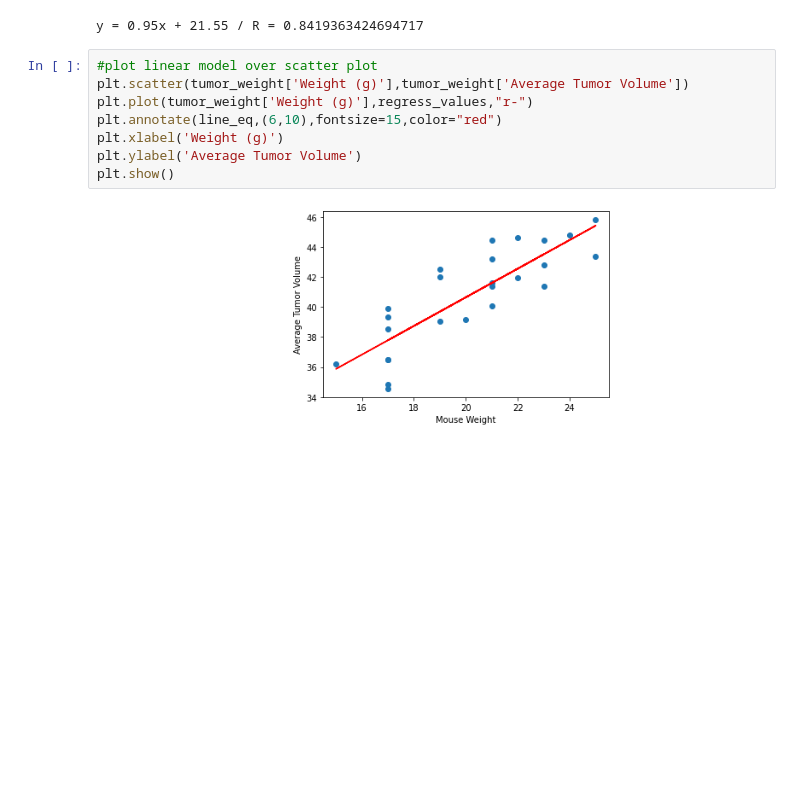
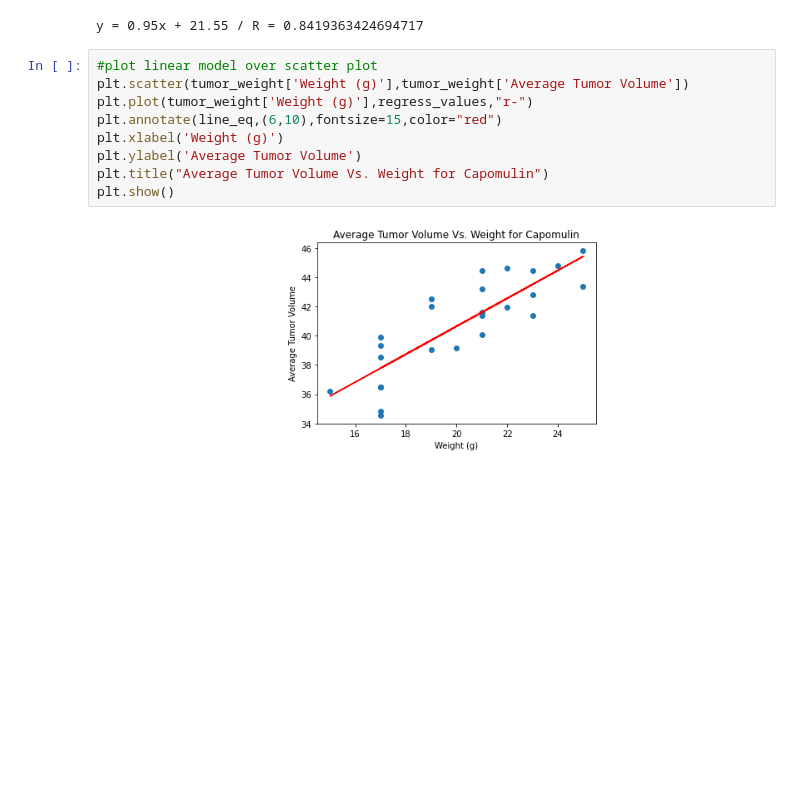
Before and after one commit to chris-inalsingh/Matplotlib-challenge, a Jupyter notebook: Pymaceuticals/pymaceuticals.ipynb, the cells around one changed output. Drawn from its saved outputs; the diff is of its cells as text.

```diff
--- a/Pymaceuticals/pymaceuticals.ipynb
+++ b/Pymaceuticals/pymaceuticals.ipynb
@@ -375,10 +375,11 @@ y = 0.95x + 21.55 / R = 0.8419363424694717
 # %%
 #plot linear model over scatter plot
 plt.scatter(tumor_weight['Weight (g)'],tumor_weight['Average Tumor Volume'])
 plt.plot(tumor_weight['Weight (g)'],regress_values,"r-")
 plt.annotate(line_eq,(6,10),fontsize=15,color="red")
 plt.xlabel('Weight (g)')
 plt.ylabel('Average Tumor Volume')
+plt.title("Average Tumor Volume Vs. Weight for Capomulin")
 plt.show()
 # %% [output]
-[figure, old version]
+[figure, new version]
```
Also changed, not shown: parts of 1 cell of this notebook.
